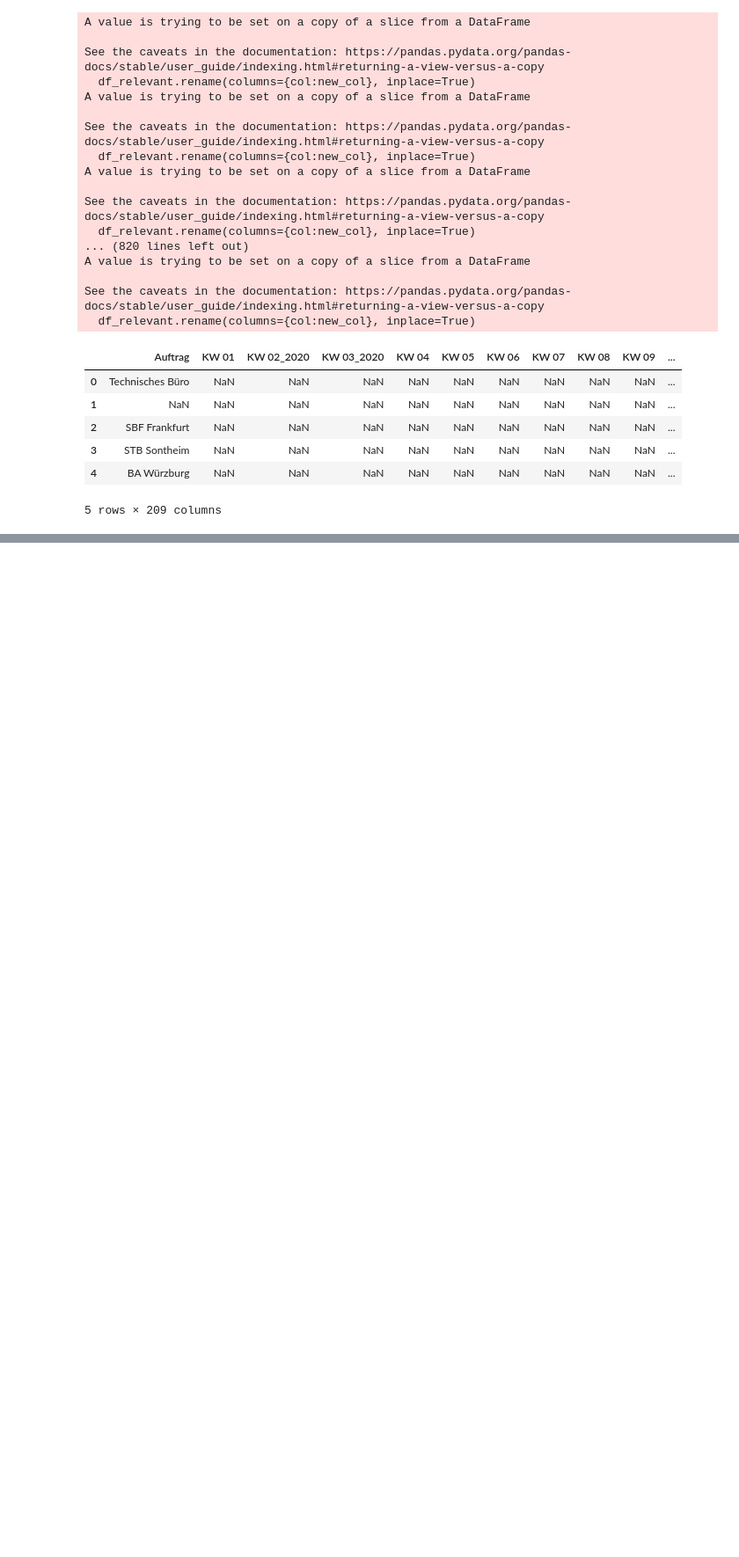
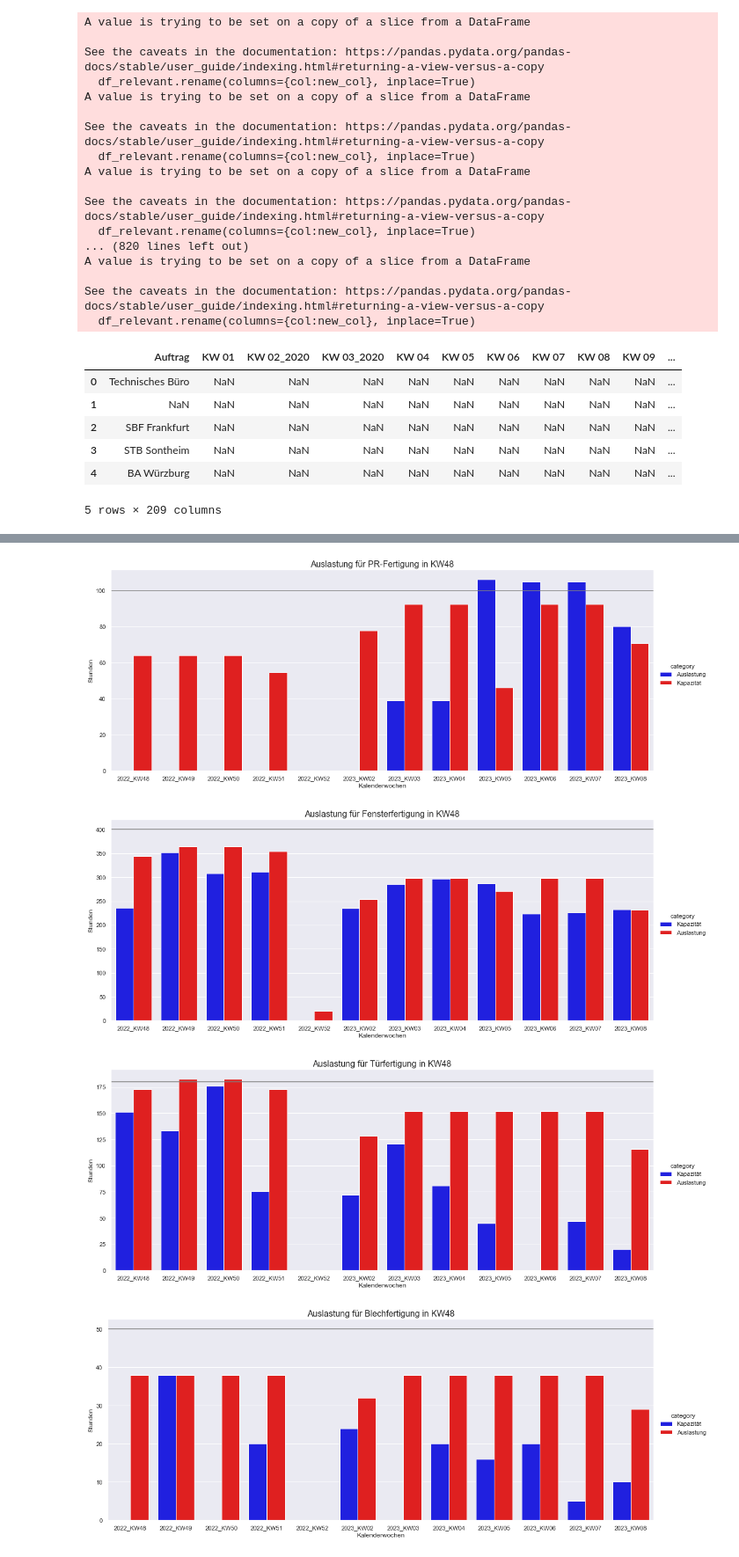
Before and after one commit to maximilian-graf2019/uhl-terminliste_auslastung, a Jupyter notebook: test.ipynb, the cells around one changed output, grey strips where cells are left out. Shown: that part at 88% size. Drawn from its saved outputs; the diff is of its cells as text; code cells hidden in the pictures; blank space fills up the shorter version.

```diff
--- a/test.ipynb
+++ b/test.ipynb
@@ -106,2 +98,0 @@ df_pr
-# %%
-data = df_pr.loc[df_pr.KW.isin(['2022_KW44', '2022_KW45','2022_KW46','2022_KW47', '2022_KW48','2022_KW49'])]
@@ -115,0 +160,30 @@ g.despine(left=True)
+# %%
+caps = [100, 400, 180, 50, 80, 40]
+# %%
+def plot_abteilung(abteilung, data, capacity):
+    sns.set(rc={'figure.figsize': (11.7, 8.27)})
+    sns.catplot(data=data,
+                kind='bar',
+                x='KW',
+                y='value',
+                hue='category',
+                height=6,
+                aspect=2.5,
+                palette=sns.color_palette(['blue', 'red']))
+    plt.title(f'Auslastung für {abteilung[10:]} in KW{today.isocalendar().week}', size=16)
+    plt.ylabel('Stunden')
+    plt.xlabel('Kalenderwochen')
+    plt.axhline(capacity, c='gray')
+    plt.savefig(f'./grafiken/Grafik_{abteilung[10:]}_KW{today.isocalendar().week}.png')
+
+
+for df_nr, abt in enumerate(arbeitsbereiche):
+    plot_abteilung(
+        abteilung=abt,
+        data=dfs[df_nr].loc[dfs[df_nr].KW.isin(get_kw_names(12))],
+        capacity=caps[df_nr])
+# %% [output]
+[figure, added]
+[figure, added]
+[figure, added]
+[figure, added]
```
Also changed, not shown: parts of 8 cells of this notebook, 9 other files.
